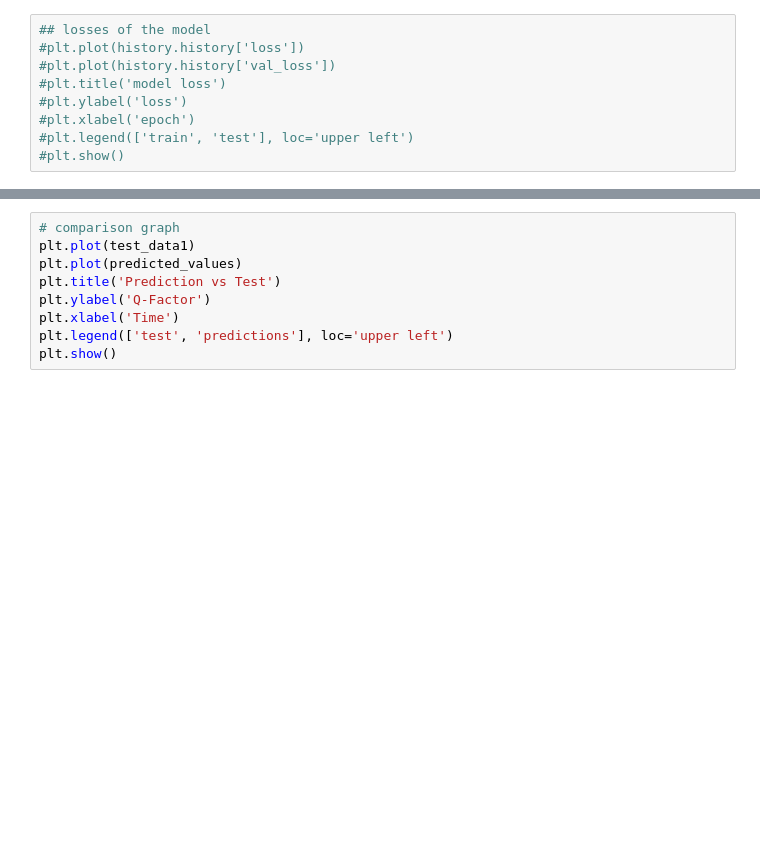
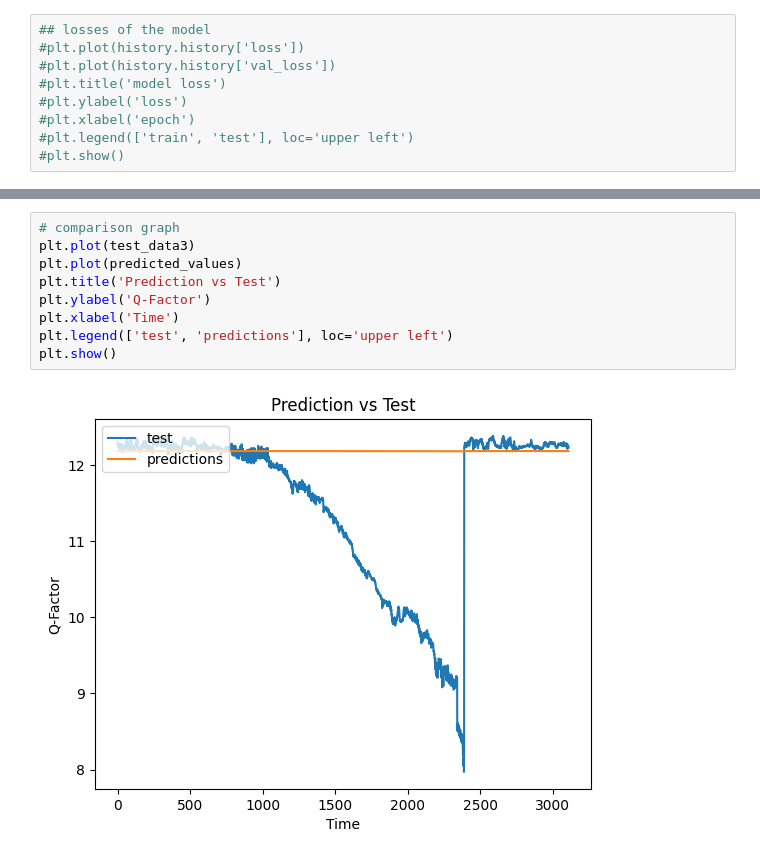
Before and after one commit to adelaidefrieze98/FinalYearProject, a Jupyter notebook: modelTraining_Anomaly_Multivariate.ipynb, the cells around one changed output, grey strips where cells are left out. Drawn from its saved outputs; the diff is of its cells as text; blank space fills up the shorter version.

```diff
--- a/modelTraining_Anomaly_Multivariate.ipynb
+++ b/modelTraining_Anomaly_Multivariate.ipynb
@@ -358,9 +323,11 @@ plt.show()
 # %%
 # comparison graph
-plt.plot(test_data1)
+plt.plot(test_data3)
 plt.plot(predicted_values)
 plt.title('Prediction vs Test')
 plt.ylabel('Q-Factor')
 plt.xlabel('Time')
 plt.legend(['test', 'predictions'], loc='upper left')
 plt.show()
+# %% [output]
+[figure, added]
```
Also changed, not shown: parts of 12 cells of this notebook, 3 other files.
